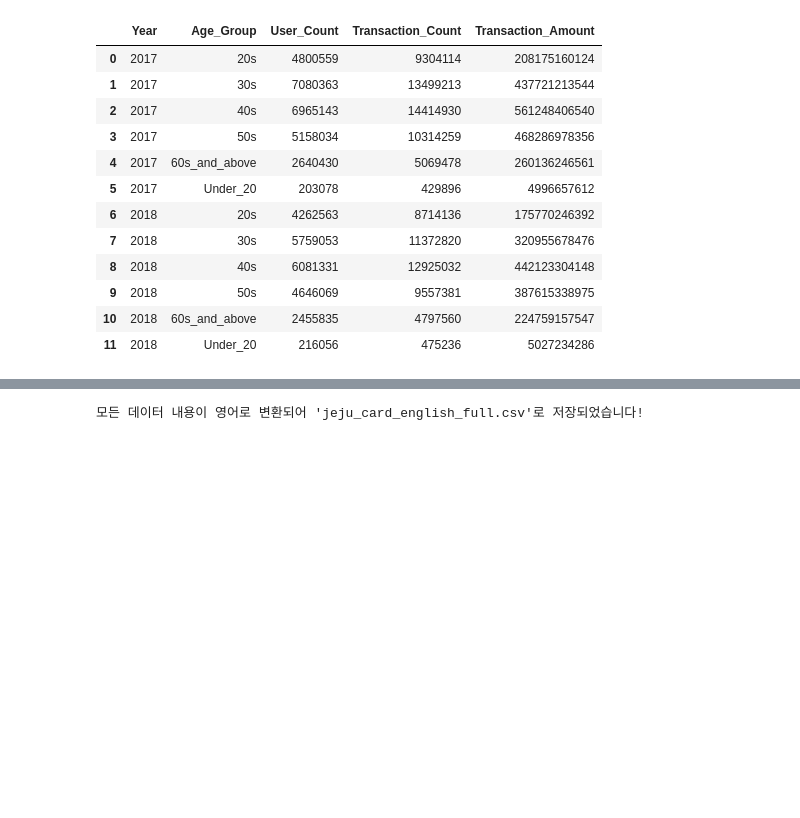
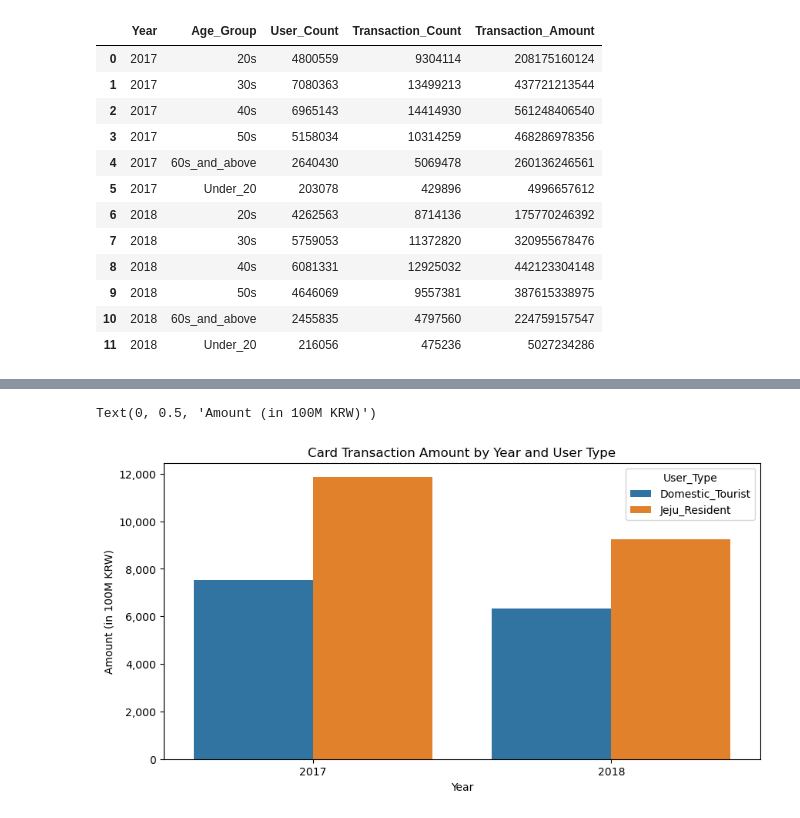
Before and after one commit to data-by-jpark/jeju-card-analysis, a Jupyter notebook: notebooks/jeju_card_analysis.ipynb, the cells around one changed output, grey strips where cells are left out. Saved outputs shown, nothing was run; the diff lists cells and outputs as text; code cells hidden in the pictures; blank space fills up the shorter version.

Commit message:
feat: visualized card Card transaction amount by age group, user type, and industry type

```diff
--- a/notebooks/jeju_card_analysis.ipynb
+++ b/notebooks/jeju_card_analysis.ipynb
@@ -186,10 +237,3 @@ Key Findings
 # %%
-yearly_summary = (
-    jeju_df
-    .groupby(jeju_df['year'])
-    .agg(
-        이용자수=('이용자수', 'sum'),
-        소비금액=('이용금액', 'sum'),
-        평균결제금액=('이용금액', 'mean')
-    )
-)
+groupby_ym_user = jeju_card_df.groupby(['Year', 'User_Type']).sum(numeric_only=True).reset_index()
+groupby_ym_user
@@ -196,64 +246,8 @@ yearly_summary = (
 # %%
-import pandas as pd
-
-# 1. 데이터 불러오기
-df = pd.read_csv('../data/jeju_card.csv')
-
-# 2. 컬럼명(Header) 번역 맵핑
-column_map = {
-    '시도명': 'Province',
-    '시군구명': 'City_District',
-    '지역구분': 'Region_Type',
-    '업종명': 'Industry_Type',
-    '이용자 구분': 'User_Type',
-    '연령대': 'Age_Group',
-    '성별': 'Gender',
-    '연월': 'Year_Month',
-    '이용자수': 'User_Count',
-    '이용횟수': 'Transaction_Count',
-    '이용금액': 'Transaction_Amount'
-}
-
-# 3. 데이터 값(내용물) 번역 맵핑
-value_map = {
-    '시도명': {'제주도': 'Jeju-do'},
-    '시군구명': {'제주시': 'Jeju-si', '서귀포시': 'Seogwipo-si'},
-    '지역구분': {'읍면': 'Rural', '도심': 'Urban'},
-    '업종명': {
-        '유흥': 'Entertainment',
-        '식음료': 'Food_Beverage',
-        '숙박': 'Accommodation',
-        '쇼핑': 'Shopping',
-        '소매': 'Retail',
-        '문화/레져': 'Culture_Leisure',
-        '교통': 'Transportation',
-        '기타': 'Other'
-    },
-    '이용자 구분': {'제주도민': 'Jeju_Resident', '내국인관광객': 'Domestic_Tourist'},
-    '연령대': {
-        '60대이상': '60s_and_above',
-        '50대': '50s',
-        '40대': '40s',
-        '30대': '30s',
-        '20대': '20s',
-        '20대미만': 'Under_20',
-        '20 미만': 'Below_20'
-    },
-    '성별': {'여': 'F', '남': 'M'}
-}
-
-# 4. 변환 적용
-# 먼저 내용물(값)을 바꿉니다.
-for col, mapping in value_map.items():
-    df[col] = df[col].replace(mapping)
-
-# 그 다음 컬럼명을 영어로 바꿉니다.
-df_en = df.rename(columns=column_map)
-
-# 5. 영문판 파일로 저장
-# utf-8-sig로 저장해야 엑셀에서 열었을 때 글자가 깨지지 않습니다.
-df_en.to_csv('jeju_card_english_full.csv', index=False, encoding='utf-8-sig')
-
-print("모든 데이터 내용이 영어로 변환되어 'jeju_card_english_full.csv'로 저장되었습니다!")
+sns.barplot(data=groupby_ym_user, x='Year', y='Transaction_Amount', hue='User_Type')
+plt.title('Card Transaction Amount by Year and User Type')
+plt.gca().yaxis.set_major_formatter(plt.FuncFormatter(lambda x, _: f'{x/100000000:,.0f}'))
+plt.ylabel('Amount (in 100M KRW)')
 # %% [output]
-모든 데이터 내용이 영어로 변환되어 'jeju_card_english_full.csv'로 저장되었습니다!
+Text(0, 0.5, 'Amount (in 100M KRW)')
+[figure, added]
```
Also changed, not shown: parts of 16 cells of this notebook, 1 other file.
